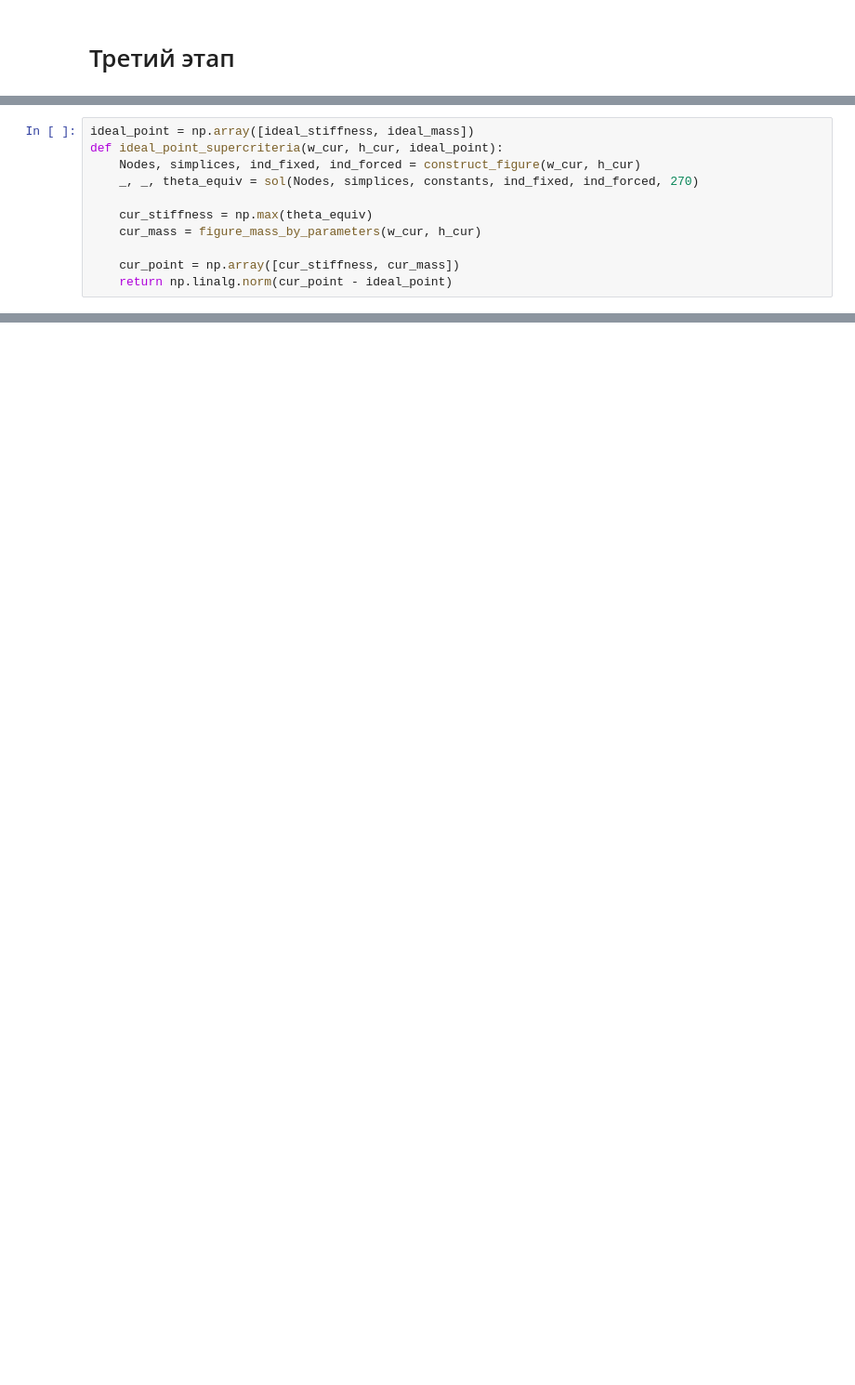
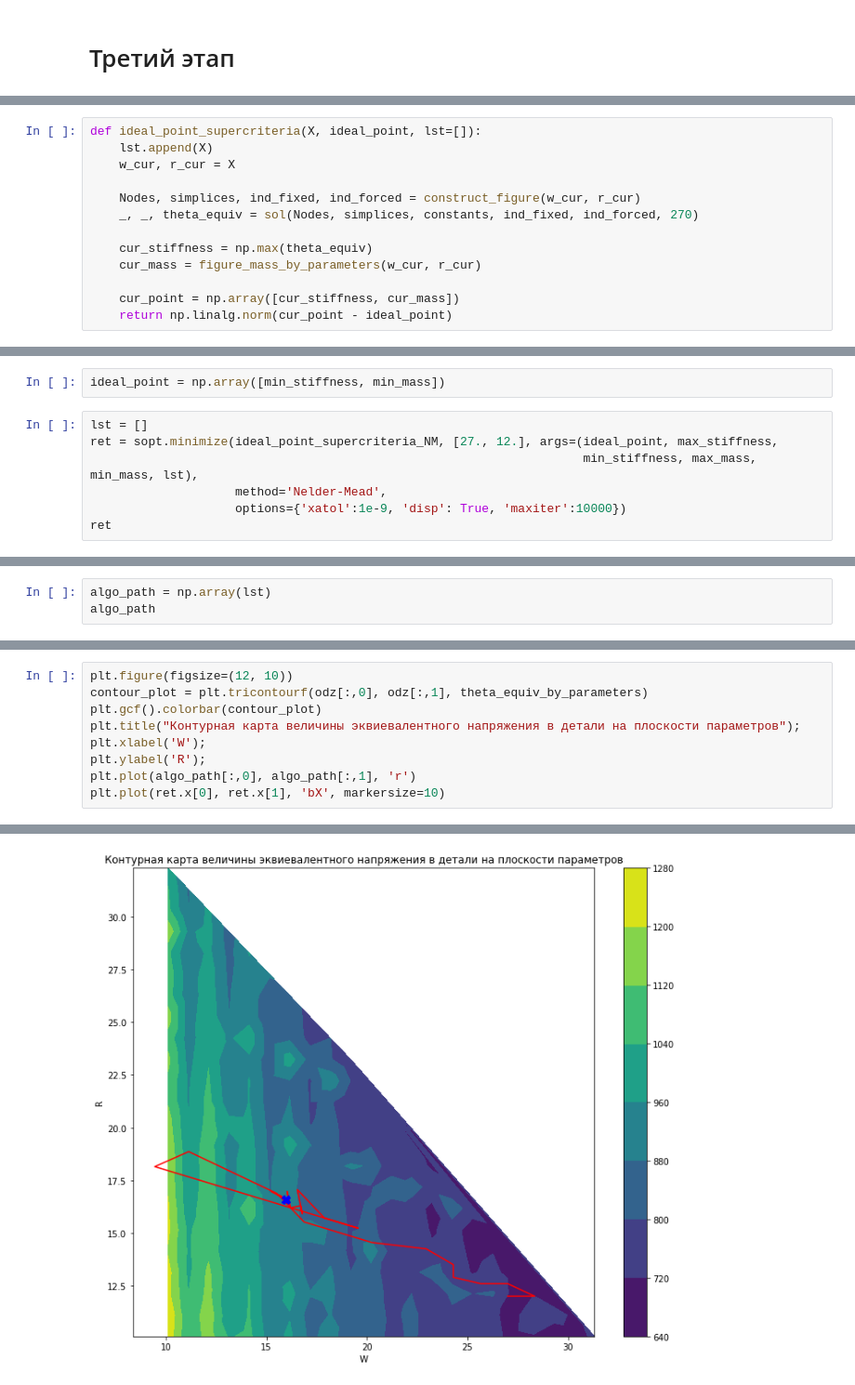
Before and after one commit to vxd7/labs, a Jupyter notebook: Инструментальные средства моделирования/ISM_HW2/ISM_HW2_actual.ipynb, the cells around one changed output, grey strips where cells are left out. Shown: that part at 93% size. Drawn from its saved outputs; the diff is of its cells as text; blank space fills up the shorter version.

```diff
--- a/Инструментальные средства моделирования/ISM_HW2/ISM_HW2_actual.ipynb
+++ b/Инструментальные средства моделирования/ISM_HW2/ISM_HW2_actual.ipynb
@@ -589,11 +594,13 @@ Ideal mass: 27.710074644277153
 # %%
-ideal_point = np.array([ideal_stiffness, ideal_mass])
-def ideal_point_supercriteria(w_cur, h_cur, ideal_point):
-    Nodes, simplices, ind_fixed, ind_forced = construct_figure(w_cur, h_cur)
+def ideal_point_supercriteria(X, ideal_point, lst=[]):
+    lst.append(X)
+    w_cur, r_cur = X
+
+    Nodes, simplices, ind_fixed, ind_forced = construct_figure(w_cur, r_cur)
     _, _, theta_equiv = sol(Nodes, simplices, constants, ind_fixed, ind_forced, 270)
 
     cur_stiffness = np.max(theta_equiv)
-    cur_mass = figure_mass_by_parameters(w_cur, h_cur)
+    cur_mass = figure_mass_by_parameters(w_cur, r_cur)
 
     cur_point = np.array([cur_stiffness, cur_mass])
     return np.linalg.norm(cur_point - ideal_point)
@@ -599,0 +675,9 @@ def ideal_point_supercriteria(w_cur, h_cur, ideal_point):
+# %%
+ideal_point = np.array([min_stiffness, min_mass])
+# %%
+lst = []
+ret = sopt.minimize(ideal_point_supercriteria_NM, [27., 12.], args=(ideal_point, max_stiffness,
+                                                                    min_stiffness, max_mass, min_mass, lst),
+                    method='Nelder-Mead',
+                    options={'xatol':1e-9, 'disp': True, 'maxiter':10000})
+ret
@@ -599,0 +699,3 @@ def ideal_point_supercriteria(w_cur, h_cur, ideal_point):
+# %%
+algo_path = np.array(lst)
+algo_path
@@ -599,0 +720,10 @@ def ideal_point_supercriteria(w_cur, h_cur, ideal_point):
+# %%
+plt.figure(figsize=(12, 10))
+contour_plot = plt.tricontourf(odz[:,0], odz[:,1], theta_equiv_by_parameters)
+plt.gcf().colorbar(contour_plot)
+plt.title("Контурная карта величины эквиевалентного напряжения в детали на плоскости параметров");
+plt.xlabel('W');
+plt.ylabel('R');
+plt.plot(algo_path[:,0], algo_path[:,1], 'r')
+plt.plot(ret.x[0], ret.x[1], 'bX', markersize=10)
+# %% [output]
@@ -599,0 +731 @@ def ideal_point_supercriteria(w_cur, h_cur, ideal_point):
+[figure, added]
```
Also changed, not shown: parts of 26 cells of this notebook.
